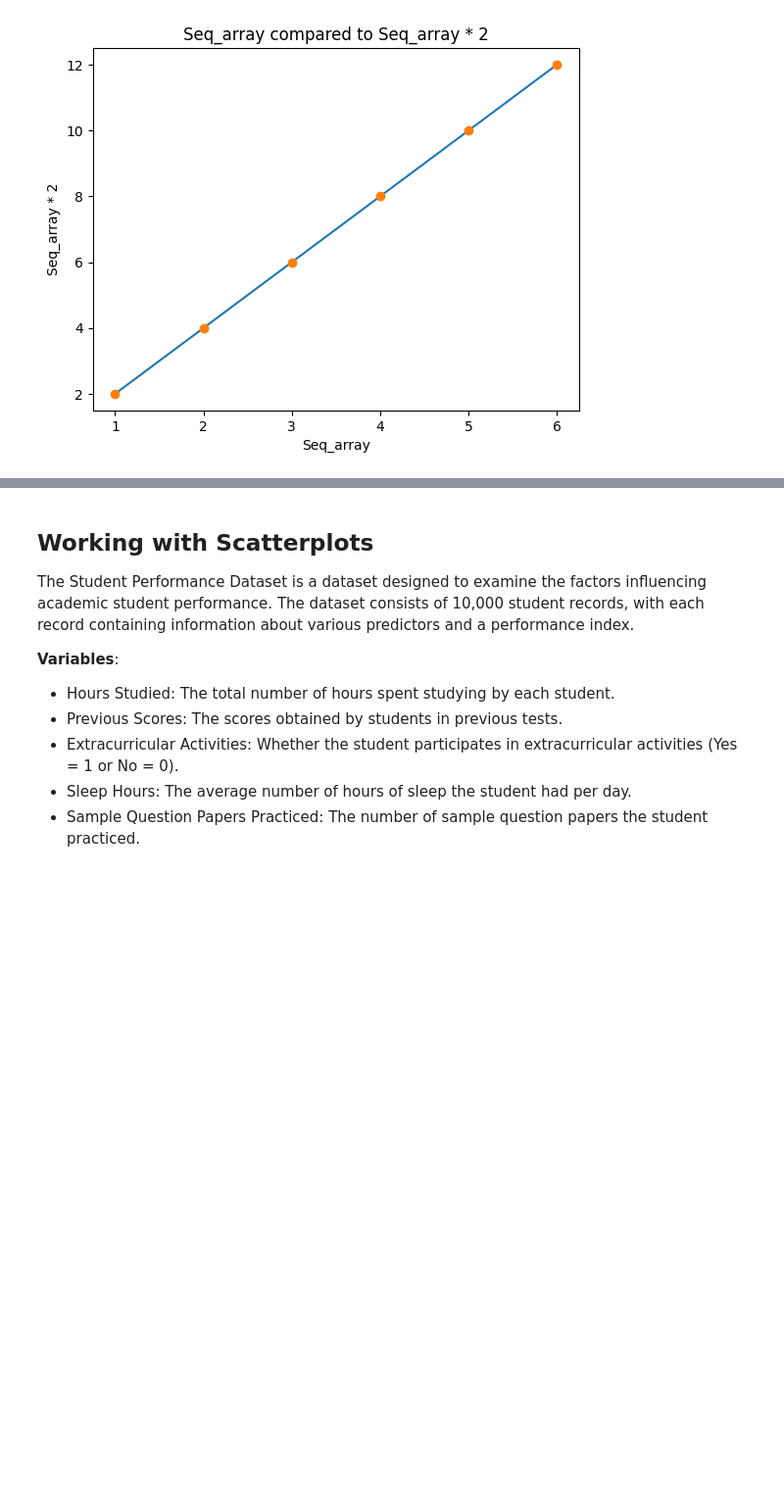
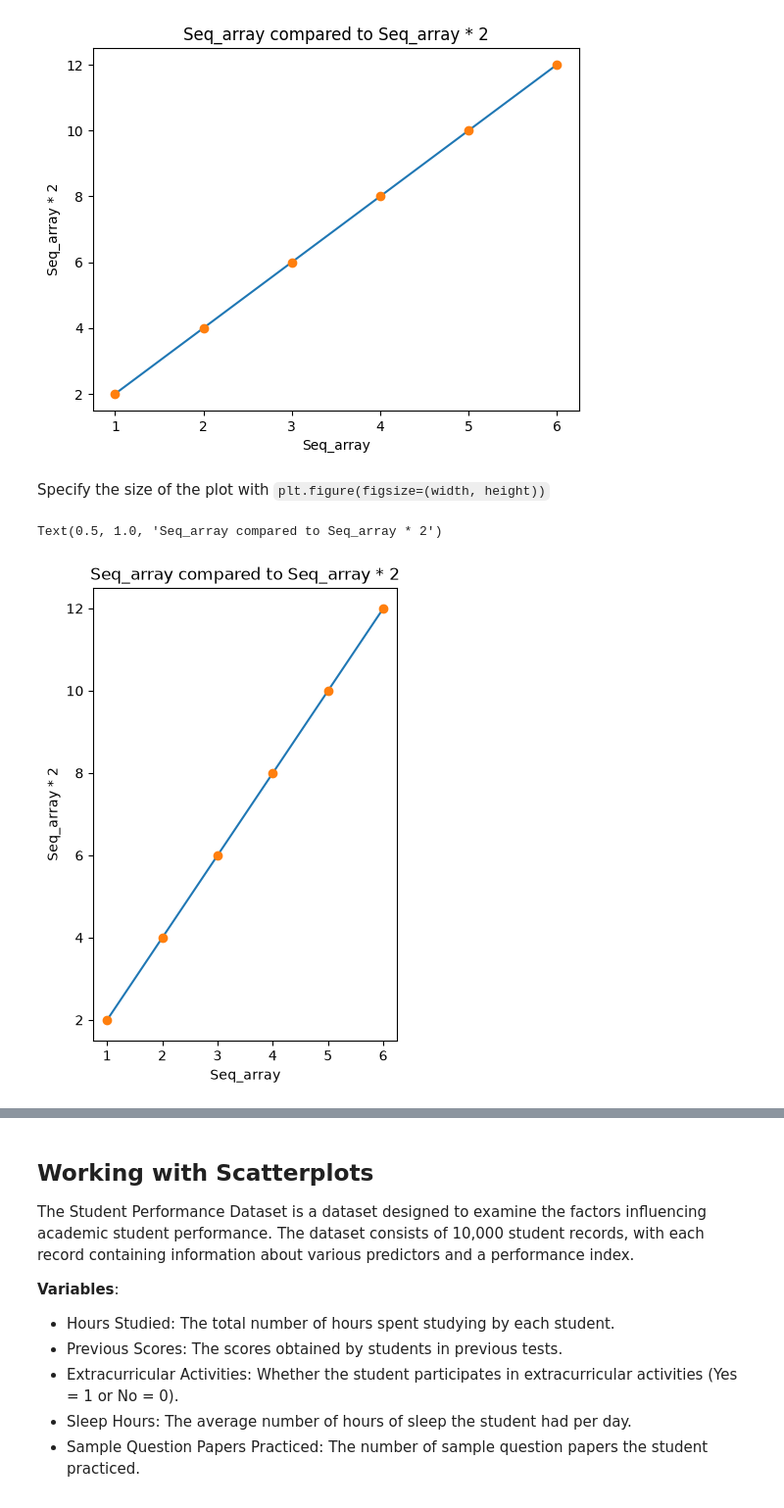
Before and after one commit to bds310/bds310.github.io, a Jupyter notebook: class_notes/matplotlib.ipynb, the cells around one changed output, grey strips where cells are left out. Shown at 98% size. Cells and saved outputs as stored; diff of their text form; code cells hidden in the pictures; blank space fills up the shorter version.

```diff
--- a/class_notes/matplotlib.ipynb
+++ b/class_notes/matplotlib.ipynb
@@ -48,3 +54,22 @@ plt.title("Seq_array compared to Seq_array * 2")
 # %% [output]
 Text(0.5, 1.0, 'Seq_array compared to Seq_array * 2')
 [figure]
+# %% [markdown]
+Specify the size of the plot with `plt.figure(figsize=(width, height))`
+# %%
+# Set figure size FIRST
+plt.figure(figsize=(4,6))
+
+# Make a line plot
+plt.plot(seq_array, 2 * seq_array)
+# Add points
+plt.plot(seq_array, seq_array * 2, 'o')
+# Add x-axis label
+plt.xlabel("Seq_array")
+# Add y-axis label
+plt.ylabel("Seq_array * 2")
+# Add a title
+plt.title("Seq_array compared to Seq_array * 2")
+# %% [output]
+Text(0.5, 1.0, 'Seq_array compared to Seq_array * 2')
+[figure, added]
```
Also changed, not shown: parts of 9 cells of this notebook.
